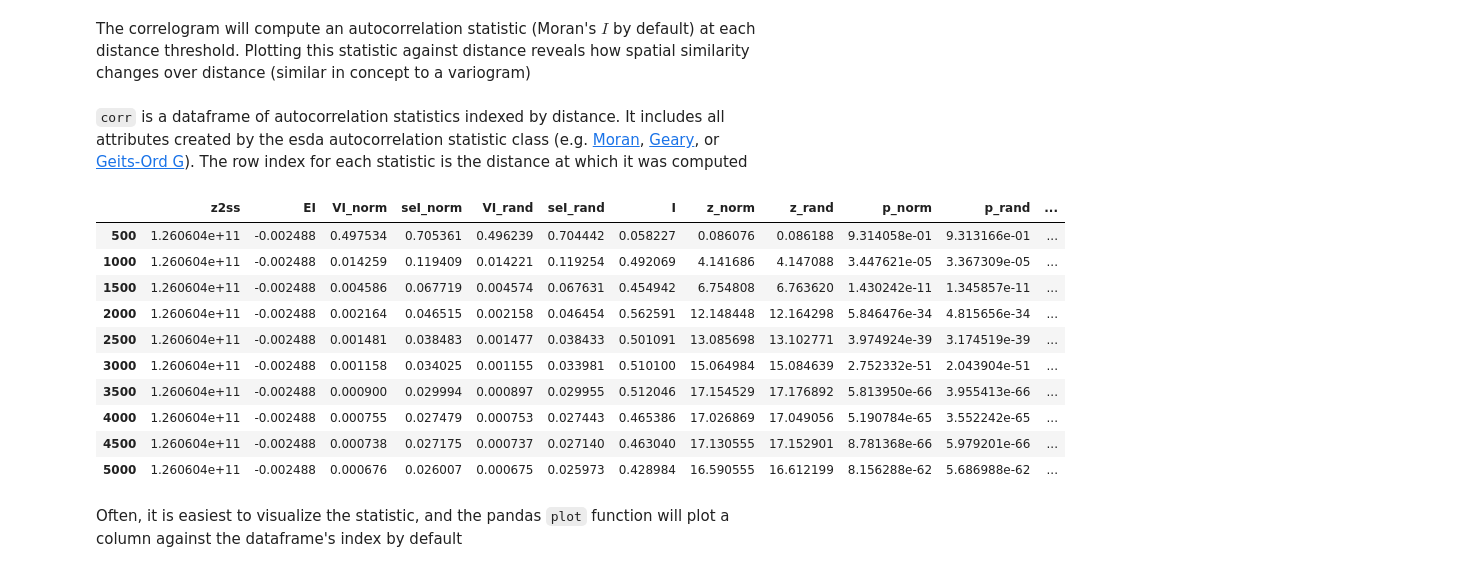
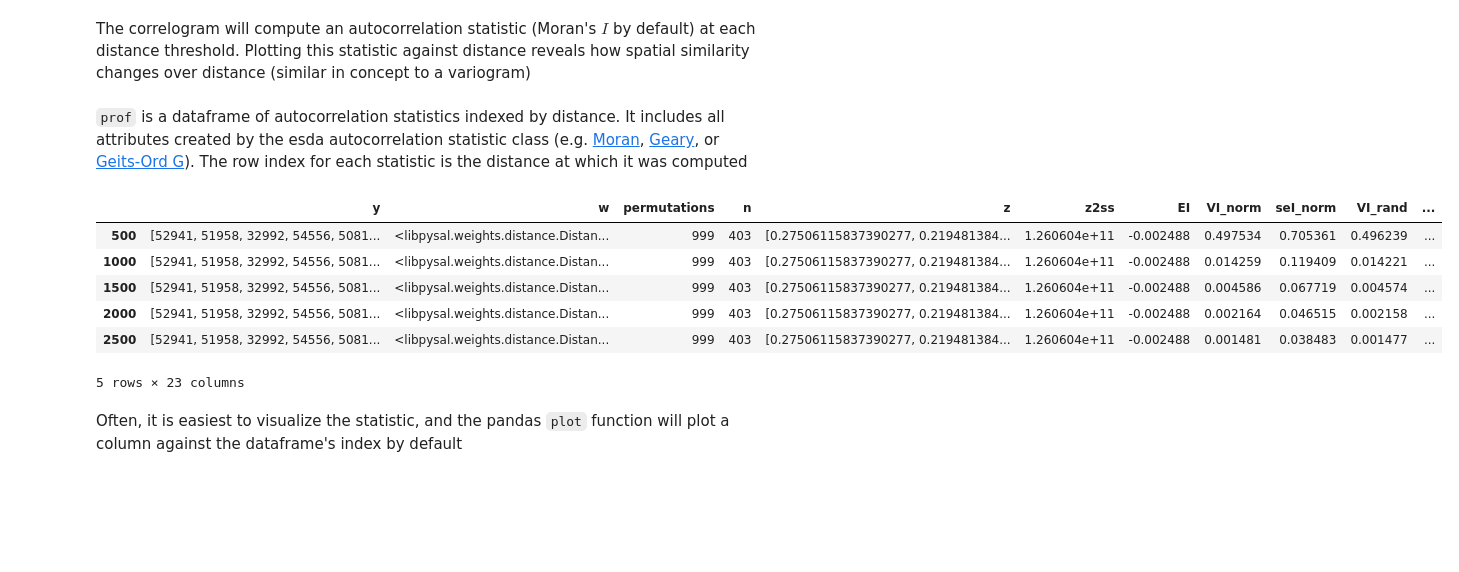
Before and after one commit to pysal/esda, a Jupyter notebook: notebooks/correlogram.ipynb, the cells around one changed output. Cells and saved outputs as stored; diff of their text form; code cells hidden in the pictures; blank space fills up the shorter version.

```diff
--- a/notebooks/correlogram.ipynb
+++ b/notebooks/correlogram.ipynb
@@ -47,23 +49,19 @@ distances
 # %% [markdown]
 The correlogram will compute an autocorrelation statistic (Moran's $I$ by default) at each distance threshold. Plotting this statistic against distance reveals how spatial similarity changes over distance (similar in concept to a variogram)
 # %%
-corr = correlogram(sac, 'HH_INC', distances)
+prof = correlogram(sac, 'HH_INC', distances, Moran)
 # %% [markdown]
-`corr` is a dataframe of autocorrelation statistics indexed by distance. It includes all attributes created by the esda autocorrelation statistic class (e.g. [Moran](https://pysal.org/esda/generated/esda.Moran.html#esda.Moran), [Geary](https://pysal.org/esda/generated/esda.Geary.html#esda.Geary), or [Geits-Ord G](https://pysal.org/esda/generated/esda.G.html#esda.G)). The row index for each statistic is the distance at which it was computed
+`prof` is a dataframe of autocorrelation statistics indexed by distance. It includes all attributes created by the esda autocorrelation statistic class (e.g. [Moran](https://pysal.org/esda/generated/esda.Moran.html#esda.Moran), [Geary](https://pysal.org/esda/generated/esda.Geary.html#esda.Geary), or [Geits-Ord G](https://pysal.org/esda/generated/esda.G.html#esda.G)). The row index for each statistic is the distance at which it was computed
 # %%
-corr
+prof.head()
 # %% [output]
-|  | z2ss | EI | VI_norm | seI_norm | VI_rand | seI_rand | I | z_norm | z_rand | p_norm | p_rand | ... |
-| 500 | 1.260604e+11 | -0.002488 | 0.497534 | 0.705361 | 0.496239 | 0.704442 | 0.058227 | 0.086076 | 0.086188 | 9.314058e-01 | 9.313166e-01 | ... |
-| 1000 | 1.260604e+11 | -0.002488 | 0.014259 | 0.119409 | 0.014221 | 0.119254 | 0.492069 | 4.141686 | 4.147088 | 3.447621e-05 | 3.367309e-05 | ... |
-| 1500 | 1.260604e+11 | -0.002488 | 0.004586 | 0.067719 | 0.004574 | 0.067631 | 0.454942 | 6.754808 | 6.763620 | 1.430242e-11 | 1.345857e-11 | ... |
-| 2000 | 1.260604e+11 | -0.002488 | 0.002164 | 0.046515 | 0.002158 | 0.046454 | 0.562591 | 12.148448 | 12.164298 | 5.846476e-34 | 4.815656e-34 | ... |
-| 2500 | 1.260604e+11 | -0.002488 | 0.001481 | 0.038483 | 0.001477 | 0.038433 | 0.501091 | 13.085698 | 13.102771 | 3.974924e-39 | 3.174519e-39 | ... |
-| 3000 | 1.260604e+11 | -0.002488 | 0.001158 | 0.034025 | 0.001155 | 0.033981 | 0.510100 | 15.064984 | 15.084639 | 2.752332e-51 | 2.043904e-51 | ... |
-| 3500 | 1.260604e+11 | -0.002488 | 0.000900 | 0.029994 | 0.000897 | 0.029955 | 0.512046 | 17.154529 | 17.176892 | 5.813950e-66 | 3.955413e-66 | ... |
-| 4000 | 1.260604e+11 | -0.002488 | 0.000755 | 0.027479 | 0.000753 | 0.027443 | 0.465386 | 17.026869 | 17.049056 | 5.190784e-65 | 3.552242e-65 | ... |
-| 4500 | 1.260604e+11 | -0.002488 | 0.000738 | 0.027175 | 0.000737 | 0.027140 | 0.463040 | 17.130555 | 17.152901 | 8.781368e-66 | 5.979201e-66 | ... |
-| 5000 | 1.260604e+11 | -0.002488 | 0.000676 | 0.026007 | 0.000675 | 0.025973 | 0.428984 | 16.590555 | 16.612199 | 8.156288e-62 | 5.686988e-62 | ... |
+|  | y | w | permutations | n | z | z2ss | EI | VI_norm | seI_norm | VI_rand | ... |
+| 500 | [52941, 51958, 32992, 54556, 5081... | <libpysal.weights.distance.Distan... | 999 | 403 | [0.27506115837390277, 0.219481384... | 1.260604e+11 | -0.002488 | 0.497534 | 0.705361 | 0.496239 | ... |
+| 1000 | [52941, 51958, 32992, 54556, 5081... | <libpysal.weights.distance.Distan... | 999 | 403 | [0.27506115837390277, 0.219481384... | 1.260604e+11 | -0.002488 | 0.014259 | 0.119409 | 0.014221 | ... |
+| 1500 | [52941, 51958, 32992, 54556, 5081... | <libpysal.weights.distance.Distan... | 999 | 403 | [0.27506115837390277, 0.219481384... | 1.260604e+11 | -0.002488 | 0.004586 | 0.067719 | 0.004574 | ... |
+| 2000 | [52941, 51958, 32992, 54556, 5081... | <libpysal.weights.distance.Distan... | 999 | 403 | [0.27506115837390277, 0.219481384... | 1.260604e+11 | -0.002488 | 0.002164 | 0.046515 | 0.002158 | ... |
+| 2500 | [52941, 51958, 32992, 54556, 5081... | <libpysal.weights.distance.Distan... | 999 | 403 | [0.27506115837390277, 0.219481384... | 1.260604e+11 | -0.002488 | 0.001481 | 0.038483 | 0.001477 | ... |
+5 rows × 23 columns
 # %% [markdown]
 Often, it is easiest to visualize the statistic, and the pandas `plot` function will plot a column against the dataframe's index by default
 # %%
```
Also changed, not shown: parts of 7 cells of this notebook, 1 other file.
